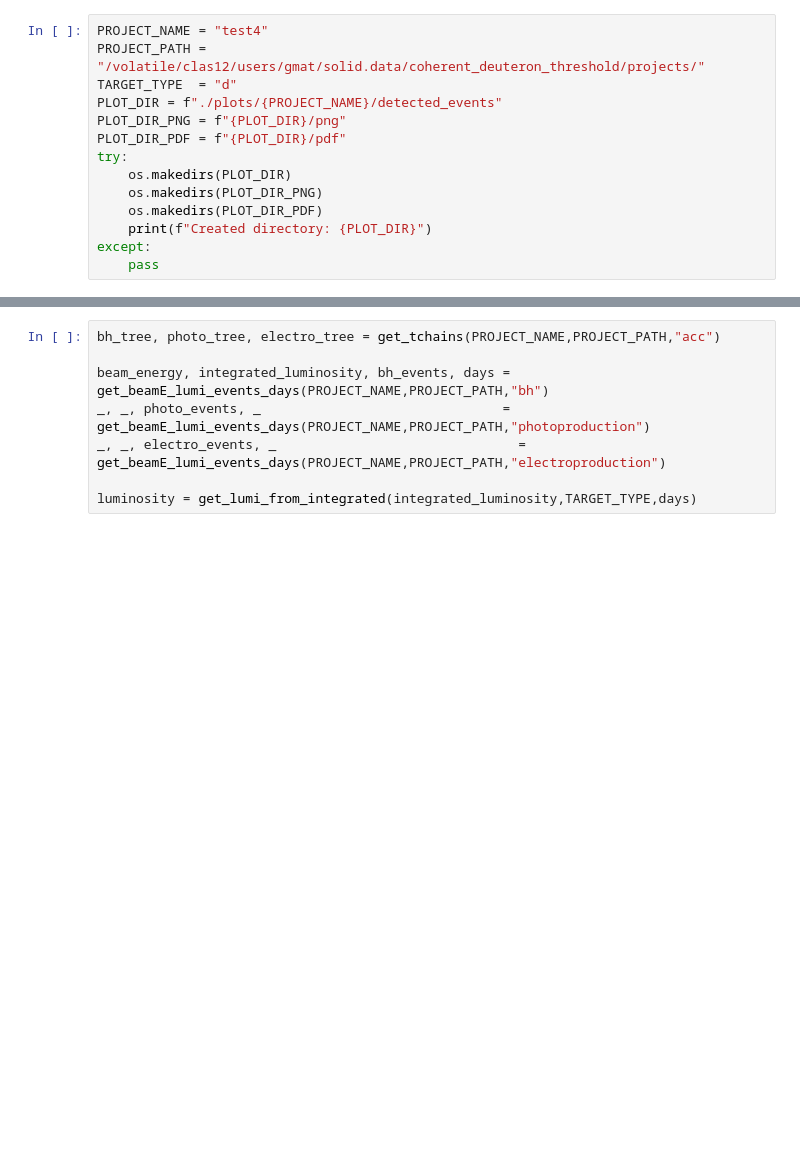
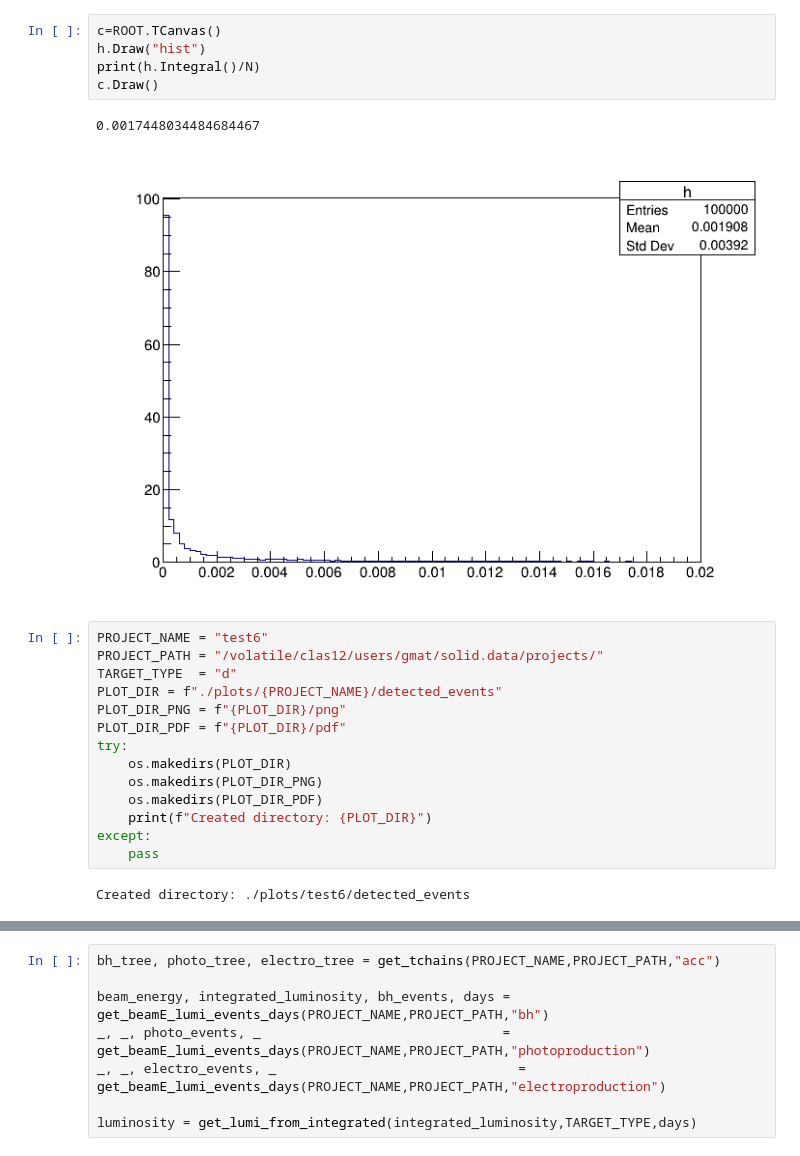
Before and after one commit to Gregtom3/SoLIDThresholdPhysics, a Jupyter notebook: plotting_macros/detected_events.ipynb, the cells around one changed output, grey strips where cells are left out. Saved outputs shown, nothing was run; the diff lists cells and outputs as text; blank space fills up the shorter version.

```diff
--- a/plotting_macros/detected_events.ipynb
+++ b/plotting_macros/detected_events.ipynb
@@ -8,6 +57,14 @@ Welcome to JupyROOT 6.22/06
+# %%
+c=ROOT.TCanvas()
+h.Draw("hist")
+print(h.Integral()/N)
+c.Draw()
+# %% [output]
+0.0017448034484684467
+[figure, added]
 # %%
-PROJECT_NAME = "test4"
-PROJECT_PATH = "/volatile/clas12/users/gmat/solid.data/coherent_deuteron_threshold/projects/"
+PROJECT_NAME = "test6"
+PROJECT_PATH = "/volatile/clas12/users/gmat/solid.data/projects/"
 TARGET_TYPE  = "d"
 PLOT_DIR = f"./plots/{PROJECT_NAME}/detected_events"
 PLOT_DIR_PNG = f"{PLOT_DIR}/png"
@@ -19,3 +76,5 @@ try:
     print(f"Created directory: {PLOT_DIR}")
 except:
     pass
+# %% [output]
+Created directory: ./plots/test6/detected_events
```
Also changed, not shown: parts of 16 cells of this notebook, 11 other files.
